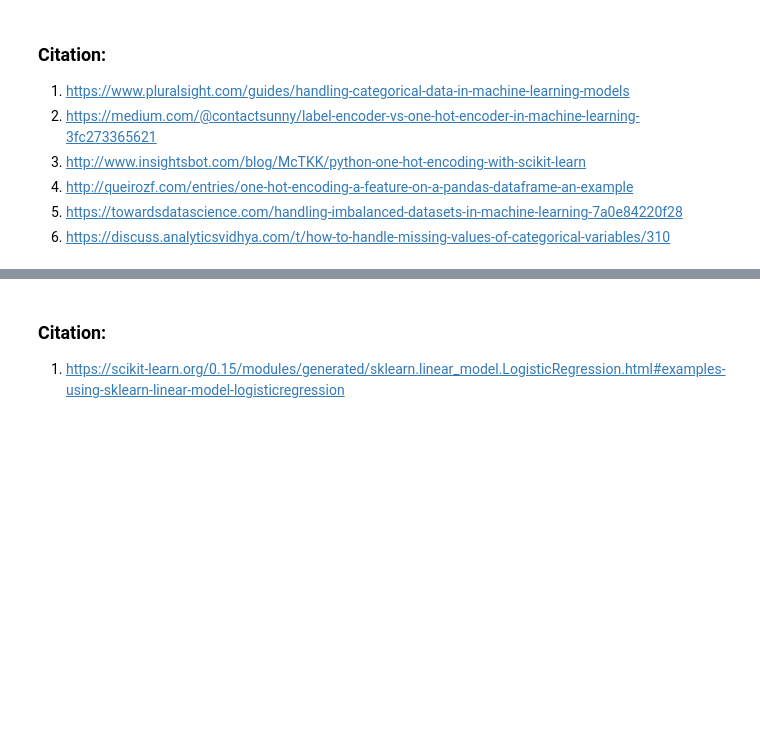
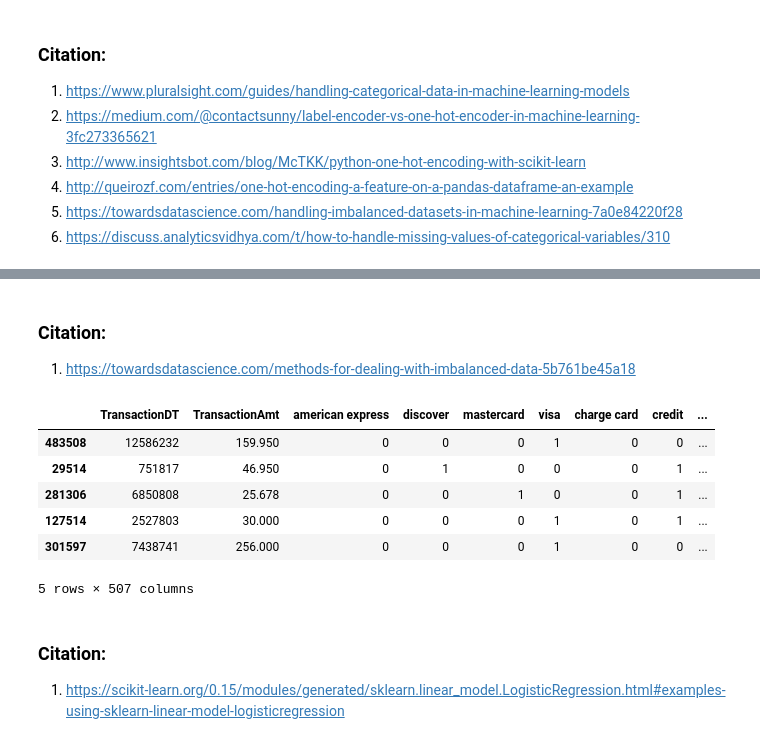
Before and after one commit to ParasAvkirkar/IEEEFraudDetection, a Jupyter notebook: analysis/modelingNotebook.ipynb, the cells around one changed output, grey strips where cells are left out. Drawn from its saved outputs; the diff is of its cells as text; code cells hidden in the pictures; blank space fills up the shorter version.

```diff
--- a/analysis/modelingNotebook.ipynb
+++ b/analysis/modelingNotebook.ipynb
@@ -235,7 +238,9 @@ pre_processing_df = one_hot_encode(pre_processing_df, 'ProductCD')
 pre_processing_df = one_hot_encode(pre_processing_df, 'DeviceType')
 pre_processing_df = one_hot_encode(pre_processing_df, 'addr1', col_prefix='addr1_')
 pre_processing_df = one_hot_encode(pre_processing_df, 'addr2', col_prefix='addr2_')
-# %%
-input_dataset_x = pre_processing_df.drop(['isFraud'], axis=1)
-input_dataset_y = pre_processing_df['isFraud']
+# %%
+def split_dataset(df):
+    input_dataset_x = df.drop(['isFraud'], axis=1)
+    input_dataset_y = df['isFraud']
+    return train_test_split(input_dataset_x, input_dataset_y, random_state=31) # returns X_train, X_test, y_train, y_test
 # %%
@@ -249,3 +254,6 @@ def plot_confusion_matrix(y_test, y_predictions, labels=[1,0]):
     plt.tight_layout()
 
     return mat
+# %% [markdown]
+### Citation:
+1.  https://towardsdatascience.com/methods-for-dealing-with-imbalanced-data-5b761be45a18
@@ -252,3 +272,14 @@ def plot_confusion_matrix(y_test, y_predictions, labels=[1,0]):
+# %%
+X = pd.concat([X_train, y_train], axis=1)
+X.head()
+# %% [output]
+|  | TransactionDT | TransactionAmt | american express | discover | mastercard | visa | charge card | credit | ... |
+| 483508 | 12586232 | 159.950 | 0 | 0 | 0 | 1 | 0 | 0 | ... |
+| 29514 | 751817 | 46.950 | 0 | 1 | 0 | 0 | 0 | 1 | ... |
+| 281306 | 6850808 | 25.678 | 0 | 0 | 1 | 0 | 0 | 1 | ... |
+| 127514 | 2527803 | 30.000 | 0 | 0 | 0 | 1 | 0 | 1 | ... |
+| 301597 | 7438741 | 256.000 | 0 | 0 | 0 | 1 | 0 | 0 | ... |
+5 rows × 507 columns
 # %% [markdown]
 ### Citation:
 1.  https://scikit-learn.org/0.15/modules/generated/sklearn.linear_model.LogisticRegression.html#examples-using-sklearn-linear-model-logisticregression
```
Also changed, not shown: parts of 17 cells of this notebook.
